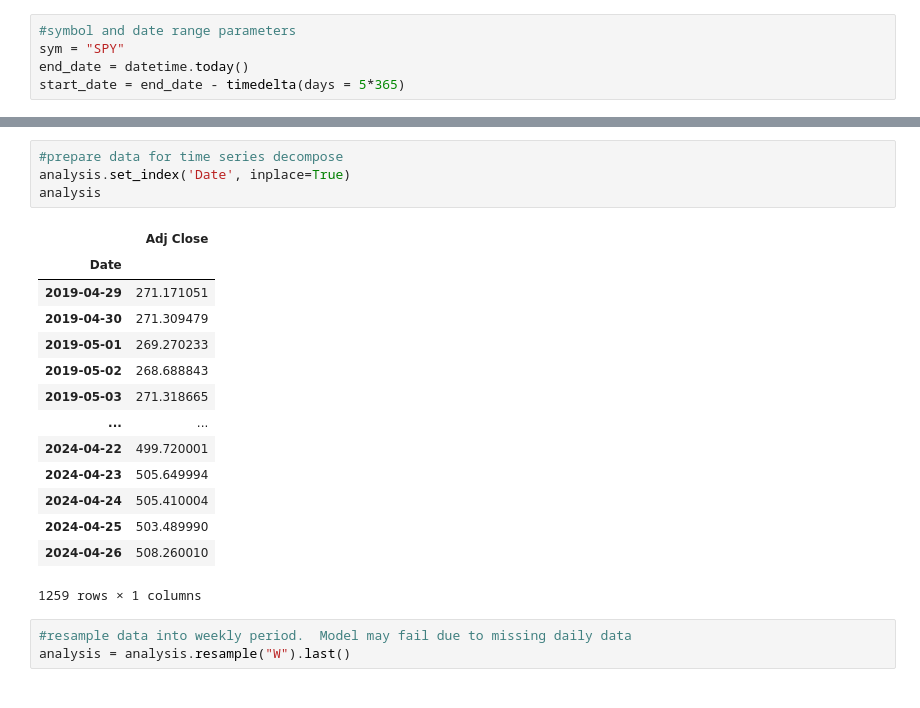
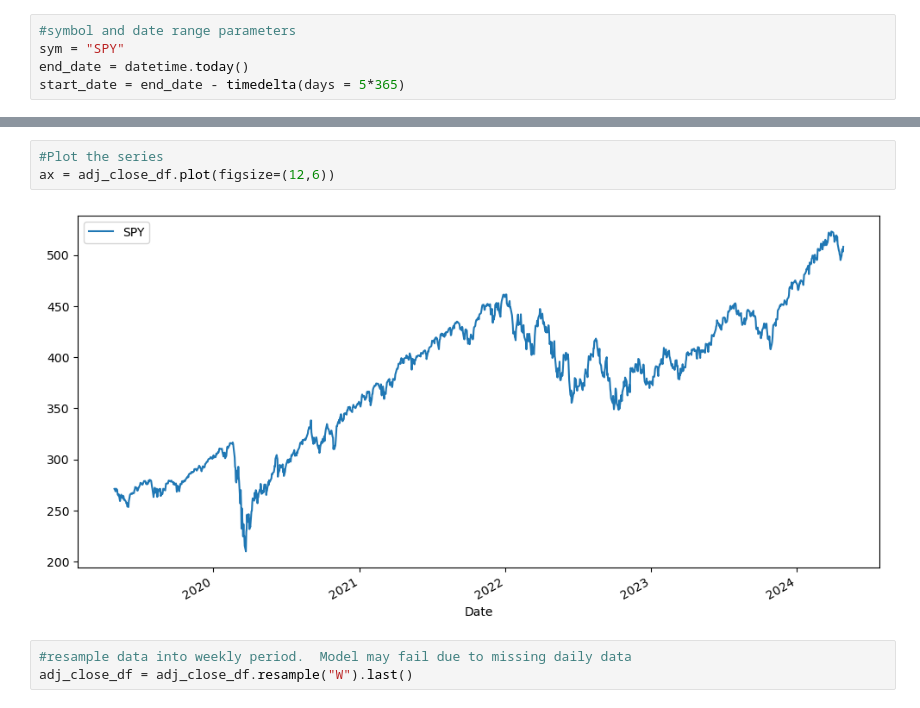
Before and after one commit to YSharing/AnalysisProjects, a Jupyter notebook: SeasonalAanlysis.ipynb, the cells around one changed output, grey strips where cells are left out. Saved outputs shown, nothing was run; the diff lists cells and outputs as text.

```diff
--- a/SeasonalAanlysis.ipynb
+++ b/SeasonalAanlysis.ipynb
@@ -47,23 +45,9 @@ ax = analysis.plot(x='Date', y='Adj Close', figsize=(12,6))
-# %%
-#prepare data for time series decompose
-analysis.set_index('Date', inplace=True)
-analysis
-# %% [output]
-|  | Adj Close |
-| Date |  |
-| 2019-04-29 | 271.171051 |
-| 2019-04-30 | 271.309479 |
-| 2019-05-01 | 269.270233 |
-| 2019-05-02 | 268.688843 |
-| 2019-05-03 | 271.318665 |
-| ... | ... |
-| 2024-04-22 | 499.720001 |
-| 2024-04-23 | 505.649994 |
-| 2024-04-24 | 505.410004 |
-| 2024-04-25 | 503.489990 |
-| 2024-04-26 | 508.260010 |
-1259 rows × 1 columns
+# %%
+#Plot the series
+ax = adj_close_df.plot(figsize=(12,6))
+# %% [output]
+[figure, added]
 # %%
 #resample data into weekly period.  Model may fail due to missing daily data
-analysis = analysis.resample("W").last()
+adj_close_df = adj_close_df.resample("W").last()
 # %%
```
Also changed, not shown: parts of 9 cells of this notebook.
